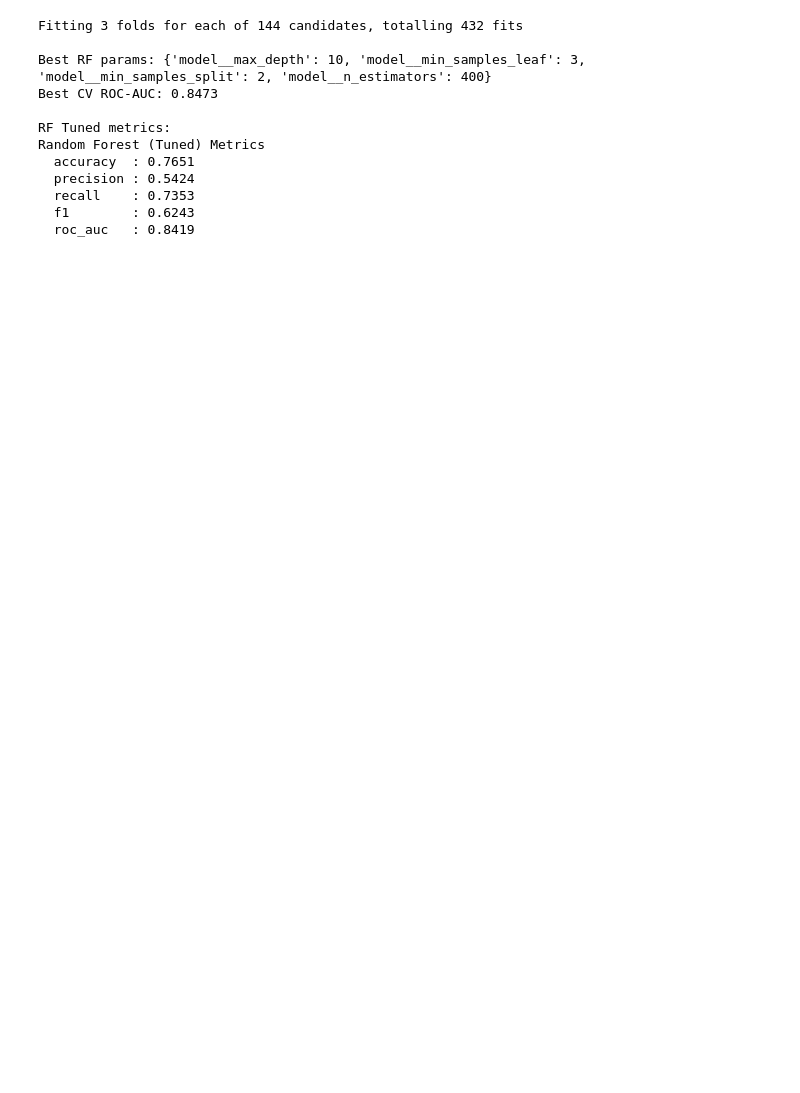
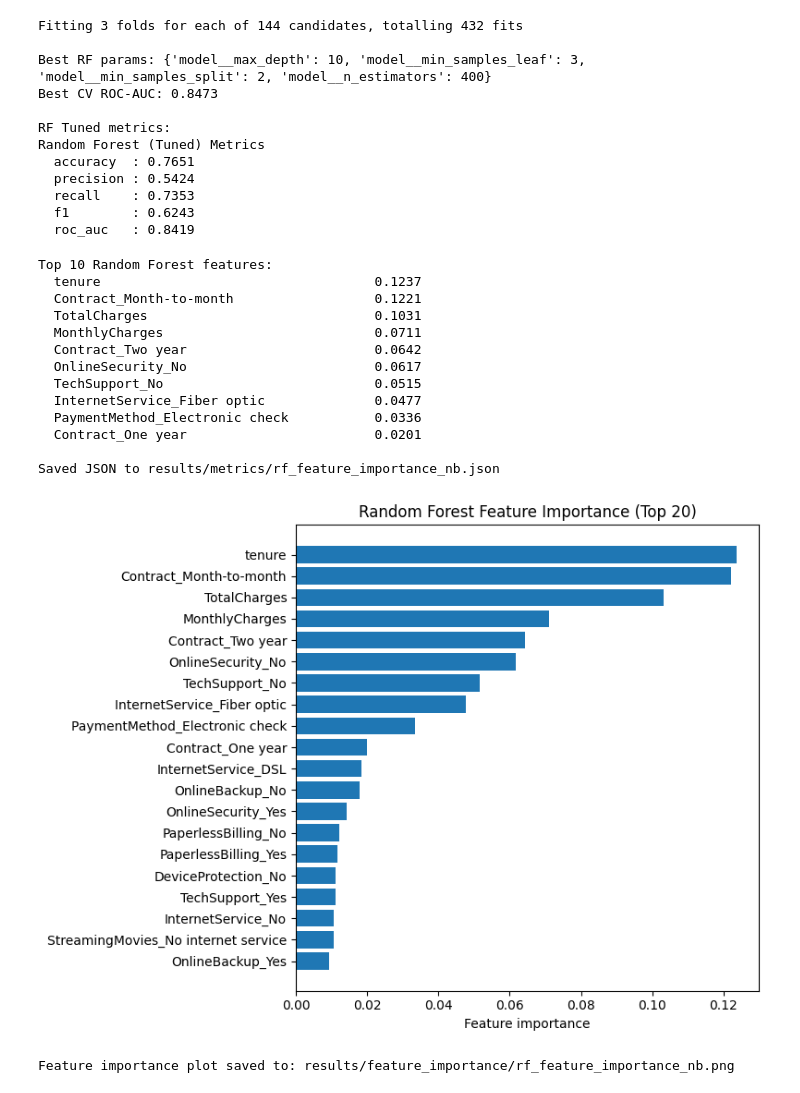
Before and after one commit to ChanWingLoke/6006CEM, a Jupyter notebook: Task1_Classification/notebooks/02_model_training_evaluation.ipynb, the cells around one changed output. Cells and saved outputs as stored; diff of their text form; code cells hidden in the pictures; blank space fills up the shorter version.

```diff
--- a/Task1_Classification/notebooks/02_model_training_evaluation.ipynb
+++ b/Task1_Classification/notebooks/02_model_training_evaluation.ipynb
@@ -141,6 +141,73 @@ Random Forest (Tuned) Metrics
   recall    : 0.7353
   f1        : 0.6243
   roc_auc   : 0.8419
+# %%
+## Random Forest Feature Importance (from tuned model)
+
+import numpy as np
+import json
+from pathlib import Path
+import matplotlib.pyplot as plt
+
+# Get the fitted preprocessor + RF model from the tuned pipeline
+rf_prep = best_rf.named_steps["prep"]
+rf_model = best_rf.named_steps["model"]
+
+# Get the feature names after preprocessing (numeric + one-hot)
+feature_names = rf_prep.get_feature_names_out()
+importances = rf_model.feature_importances_
+
+# Sort by importance (descending)
+idx = np.argsort(importances)[::-1]
+feature_names_sorted = feature_names[idx]
+importances_sorted = importances[idx]
+
+# Print top 10 features in the notebook
+print("Top 10 Random Forest features:")
+for name, val in list(zip(feature_names_sorted, importances_sorted))[:10]:
+    print(f"  {name:<40} {val:.4f}")
+
+# Save all feature importances to JSON for use in the report
+fi_dict = {name: float(val) for name, val in zip(feature_names_sorted, importances_sorted)}
+Path("results/metrics").mkdir(parents=True, exist_ok=True)
+with open("results/metrics/rf_feature_importance_nb.json", "w") as f:
+    json.dump(fi_dict, f, indent=2)
+print("\nSaved JSON to results/metrics/rf_feature_importance_nb.json")
+
+# Optional: bar chart of top 20 features for your Appendix / slides
+top_k = 20
+top_names = feature_names_sorted[:top_k]
+top_vals = importances_sorted[:top_k]
+
+plt.figure(figsize=(8, 6))
+plt.barh(range(len(top_names)), top_vals)
+plt.yticks(range(len(top_names)), top_names)
+plt.gca().invert_yaxis()
+plt.xlabel("Feature importance")
+plt.title("Random Forest Feature Importance (Top 20)")
+Path("results/feature_importance").mkdir(parents=True, exist_ok=True)
+out_path = "results/feature_importance/rf_feature_importance_nb.png"
+plt.tight_layout()
+plt.savefig(out_path, dpi=150)
+plt.show()
+
+print(f"Feature importance plot saved to: {out_path}")
+# %% [output]
+Top 10 Random Forest features:
+  tenure                                   0.1237
+  Contract_Month-to-month                  0.1221
+  TotalCharges                             0.1031
+  MonthlyCharges                           0.0711
+  Contract_Two year                        0.0642
+  OnlineSecurity_No                        0.0617
+  TechSupport_No                           0.0515
+  InternetService_Fiber optic              0.0477
+  PaymentMethod_Electronic check           0.0336
+  Contract_One year                        0.0201
+
+Saved JSON to results/metrics/rf_feature_importance_nb.json
+[figure, added]
+Feature importance plot saved to: results/feature_importance/rf_feature_importance_nb.png
 # %%
 ## Neural Network MLP (Tuned)
 import keras_tuner as kt
```
Also changed, not shown: parts of 3 cells of this notebook, 8 other files.
